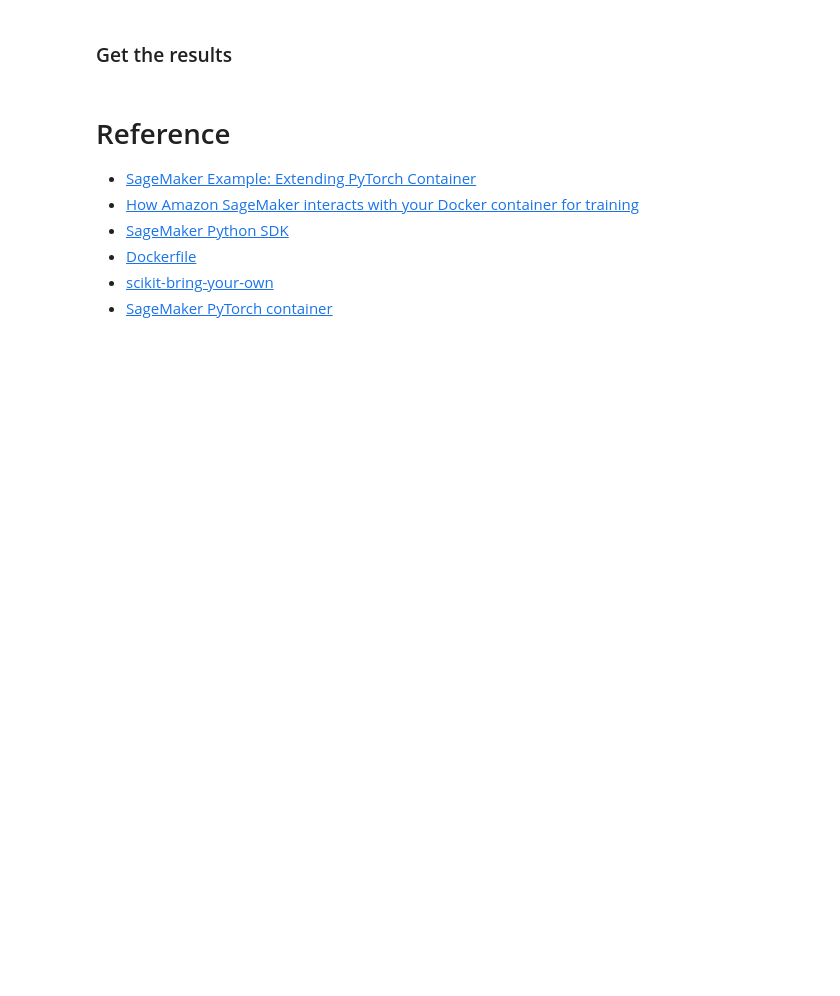
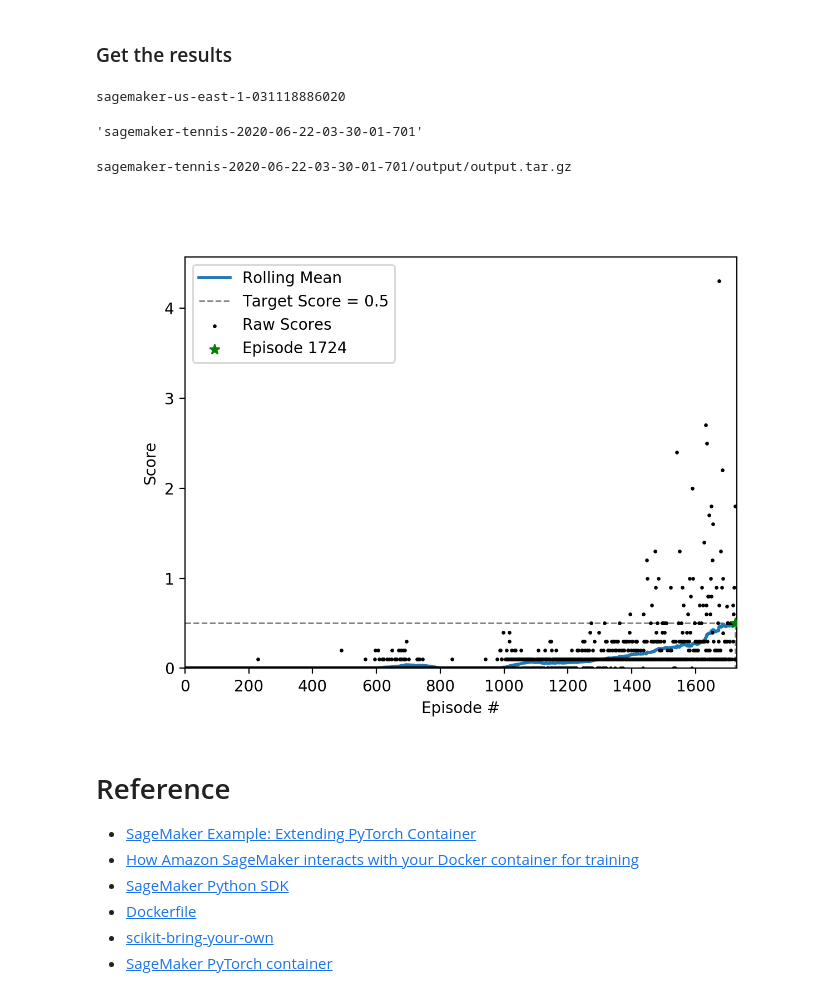
Before and after one commit to daniel-fudge/sagemaker-tennis, a Jupyter notebook: sagemaker.ipynb, the cells around one changed output. Saved outputs shown, nothing was run; the diff lists cells and outputs as text; code cells hidden in the pictures; blank space fills up the shorter version.

```diff
--- a/sagemaker.ipynb
+++ b/sagemaker.ipynb
@@ -269,8 +290,31 @@ estimator.fit()
 # %%
 import sagemaker
 
+# Get the bucket name
 sagemaker_session = sagemaker.session.Session()
 bucket = sagemaker_session.default_bucket()
+print(bucket)
+# %% [output]
+sagemaker-us-east-1-031118886020
+# %%
+estimator._current_job_name
+# %% [output]
+'sagemaker-tennis-2020-06-22-03-30-01-701'
+# %%
+# Copy the result archive
+import shutil
+s3 = boto3.resource('s3')
+key = '{}/output/output.tar.gz'.format(estimator._current_job_name)
+print(key)
+s3.Bucket(bucket).download_file(key, 'output.tar.gz')
+shutil.unpack_archive('output.tar.gz')
+# %% [output]
+sagemaker-tennis-2020-06-22-03-30-01-701/output/output.tar.gz
+# %%
+from IPython.display import Image
+Image(filename='scores.png')
+# %% [output]
+[figure, added]
 # %% [markdown]
 # Reference
 - [SageMaker Example:  Extending PyTorch Container](https://github.com/awslabs/amazon-sagemaker-examples/tree/master/advanced_functionality/pytorch_extending_our_containers)
```
Also changed, not shown: parts of 3 cells of this notebook, 1 other file.
